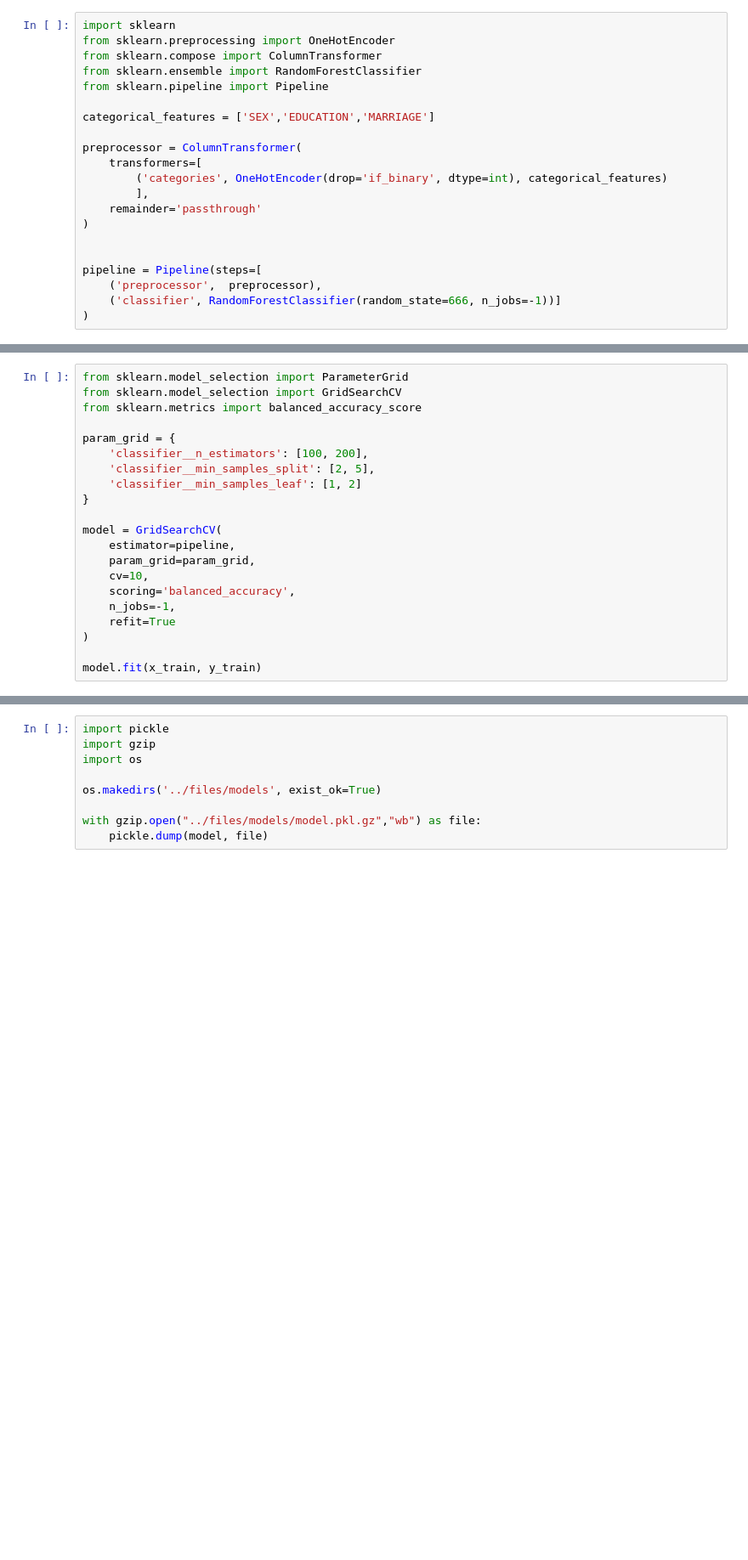
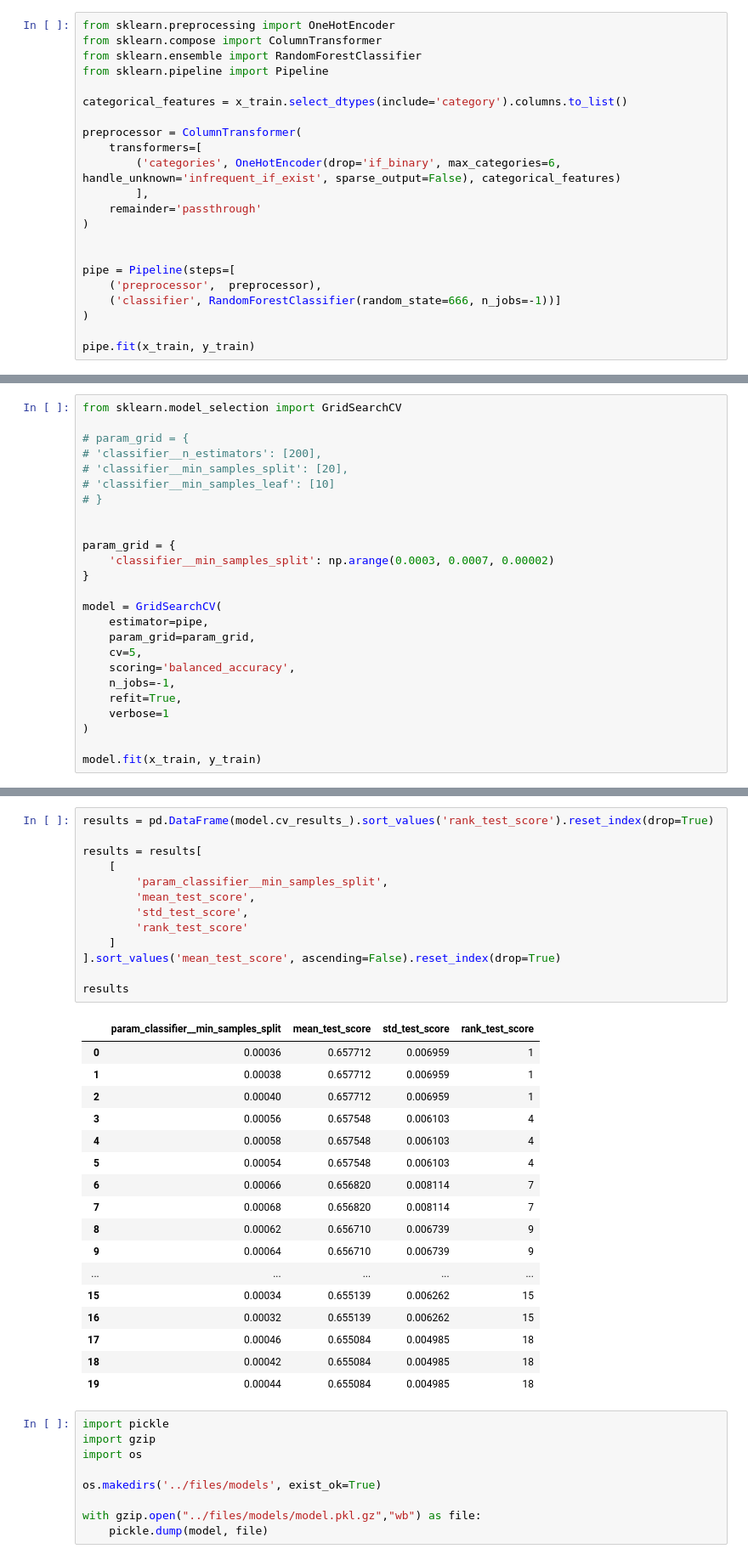
Before and after one commit to 2024-2-analitica-predictiva/2024-2-LAB-01-prediccion-del-default-usando-rf-Felipe-Arikpa, a Jupyter notebook: homework/notebook.ipynb, the cells around one changed output, grey strips where cells are left out. Shown at 85% size. Drawn from its saved outputs; the diff is of its cells as text; blank space fills up the shorter version.

```diff
--- a/homework/notebook.ipynb
+++ b/homework/notebook.ipynb
@@ -29,21 +57,22 @@ y_test = test['default']
 # %%
-import sklearn
 from sklearn.preprocessing import OneHotEncoder
 from sklearn.compose import ColumnTransformer
 from sklearn.ensemble import RandomForestClassifier
 from sklearn.pipeline import Pipeline
 
-categorical_features = ['SEX','EDUCATION','MARRIAGE']
+categorical_features = x_train.select_dtypes(include='category').columns.to_list()
 
 preprocessor = ColumnTransformer(
     transformers=[
-        ('categories', OneHotEncoder(drop='if_binary', dtype=int), categorical_features)
+        ('categories', OneHotEncoder(drop='if_binary', max_categories=6, handle_unknown='infrequent_if_exist', sparse_output=False), categorical_features)
         ],
     remainder='passthrough'
 )
 
 
-pipeline = Pipeline(steps=[
+pipe = Pipeline(steps=[
     ('preprocessor',  preprocessor),
     ('classifier', RandomForestClassifier(random_state=666, n_jobs=-1))]
 )
+
+pipe.fit(x_train, y_train)
@@ -50,21 +204,25 @@ pipeline = Pipeline(steps=[
 # %%
-from sklearn.model_selection import ParameterGrid
 from sklearn.model_selection import GridSearchCV
-from sklearn.metrics import balanced_accuracy_score
+
+# param_grid = {
+# 'classifier__n_estimators': [200],
+# 'classifier__min_samples_split': [20],
+# 'classifier__min_samples_leaf': [10]
+# }
+
 
 param_grid = {
-    'classifier__n_estimators': [100, 200],
-    'classifier__min_samples_split': [2, 5],
-    'classifier__min_samples_leaf': [1, 2]
+    'classifier__min_samples_split': np.arange(0.0003, 0.0007, 0.00002)
 }
 
 model = GridSearchCV(
-    estimator=pipeline,
+    estimator=pipe,
     param_grid=param_grid,
-    cv=10,
+    cv=5,
     scoring='balanced_accuracy',
     n_jobs=-1,
-    refit=True
+    refit=True,
+    verbose=1
 )
 
 model.fit(x_train, y_train)
@@ -108,3 +284,34 @@ Precisión: 0.6733134472772254
+# %%
+results = pd.DataFrame(model.cv_results_).sort_values('rank_test_score').reset_index(drop=True)
+
+results = results[
+    [
+        'param_classifier__min_samples_split',
+        'mean_test_score',
+        'std_test_score',
+        'rank_test_score'
+    ]
+].sort_values('mean_test_score', ascending=False).reset_index(drop=True)
+
+results
+# %% [output]
+|  | param_classifier__min_samples_split | mean_test_score | std_test_score | rank_test_score |
+| 0 | 0.00036 | 0.657712 | 0.006959 | 1 |
+| 1 | 0.00038 | 0.657712 | 0.006959 | 1 |
+| 2 | 0.00040 | 0.657712 | 0.006959 | 1 |
+| 3 | 0.00056 | 0.657548 | 0.006103 | 4 |
+| 4 | 0.00058 | 0.657548 | 0.006103 | 4 |
+| 5 | 0.00054 | 0.657548 | 0.006103 | 4 |
+| 6 | 0.00066 | 0.656820 | 0.008114 | 7 |
+| 7 | 0.00068 | 0.656820 | 0.008114 | 7 |
+| 8 | 0.00062 | 0.656710 | 0.006739 | 9 |
+| 9 | 0.00064 | 0.656710 | 0.006739 | 9 |
+| ... | ... | ... | ... | ... |
+| 15 | 0.00034 | 0.655139 | 0.006262 | 15 |
+| 16 | 0.00032 | 0.655139 | 0.006262 | 15 |
+| 17 | 0.00046 | 0.655084 | 0.004985 | 18 |
+| 18 | 0.00042 | 0.655084 | 0.004985 | 18 |
+| 19 | 0.00044 | 0.655084 | 0.004985 | 18 |
 # %%
 import pickle
 import gzip
```
Also changed, not shown: parts of 16 cells of this notebook, 2 other files.
